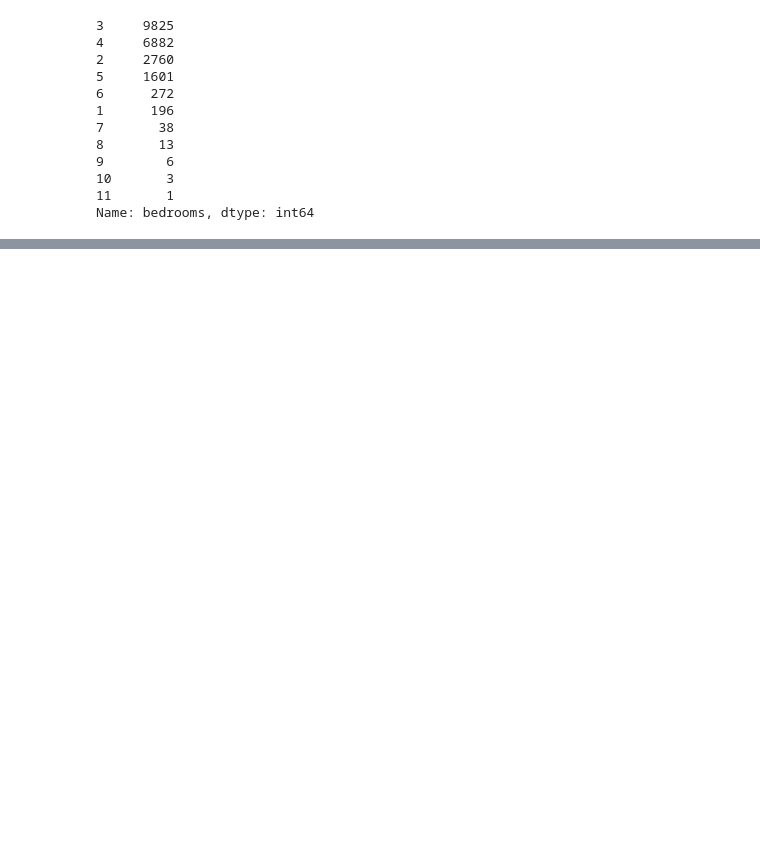
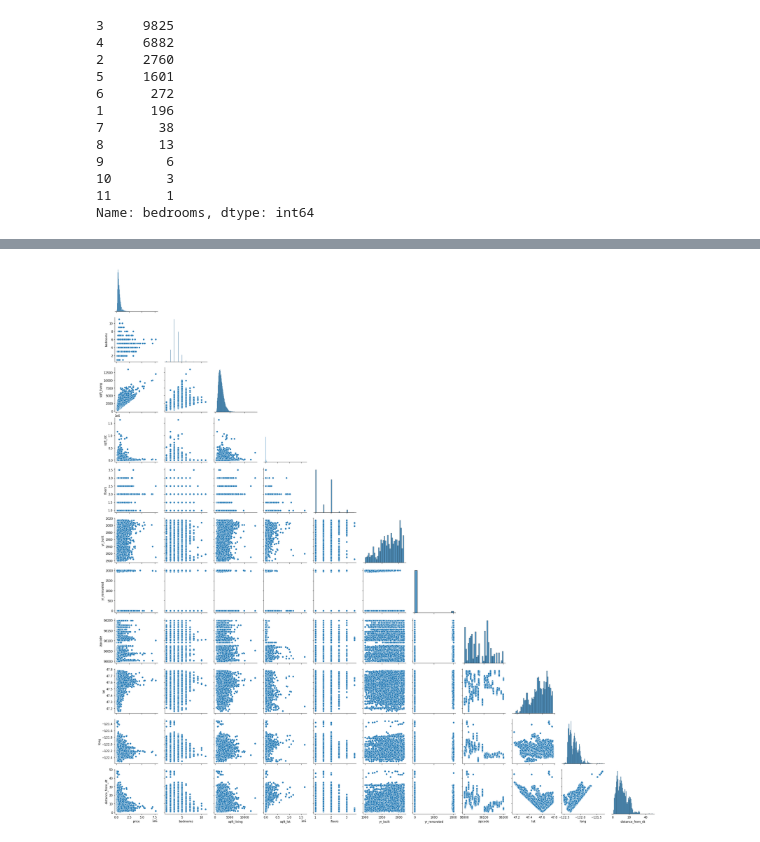
Before and after one commit to aishabaitemirovaothman/phase2_project_group7, a Jupyter notebook: stevensnotebook.ipynb, the cells around one changed output, grey strips where cells are left out. Drawn from its saved outputs; the diff is of its cells as text; code cells hidden in the pictures; blank space fills up the shorter version.

```diff
--- a/stevensnotebook.ipynb
+++ b/stevensnotebook.ipynb
@@ -113,7 +96,7 @@ df.loc[df['bedrooms'] == 33]
 | 2402100895 | 6/25/2014 | 640000.0 | 33 | 1.75 | 1620 | 6000 | 1.0 | NO | NONE | Very Good | ... |
 # %%
 #Fixing the typo and checking to make sure the 33 is now gone
-df.loc[df['bedrooms'] ==  33] = 3
+df['bedrooms'].replace(33, 3, inplace=True)
 df['bedrooms'].value_counts()
 # %% [output]
 3     9825
@@ -152,0 +117,2 @@ pd.plotting.scatter_matrix(df, figsize=(10,12));
+# %%
+downtown = (47.605, -122.3344)
@@ -152,0 +121,8 @@ pd.plotting.scatter_matrix(df, figsize=(10,12));
+# %%
+def distancer(row):
+    coords_1 = downtown
+    coords_2 = (row['lat'], row['long'])
+    return geopy.distance.distance(coords_1, coords_2).miles
+
+df['distance_from_dt'] = df.apply(distancer, axis=1)
+df.head()
@@ -152,0 +178,3 @@ pd.plotting.scatter_matrix(df, figsize=(10,12));
+# %%
+#drop multicollinear columns where correlation coefficient is greater than .7
+skinnydf = df.drop(columns=['bathrooms', 'sqft_above','sqft_living15','sqft_lot15'])
@@ -152,0 +204,4 @@ pd.plotting.scatter_matrix(df, figsize=(10,12));
+# %%
+sns.pairplot(skinnydf, corner=True);
+# %% [output]
+[figure, added]
```
Also changed, not shown: parts of 28 cells of this notebook.
